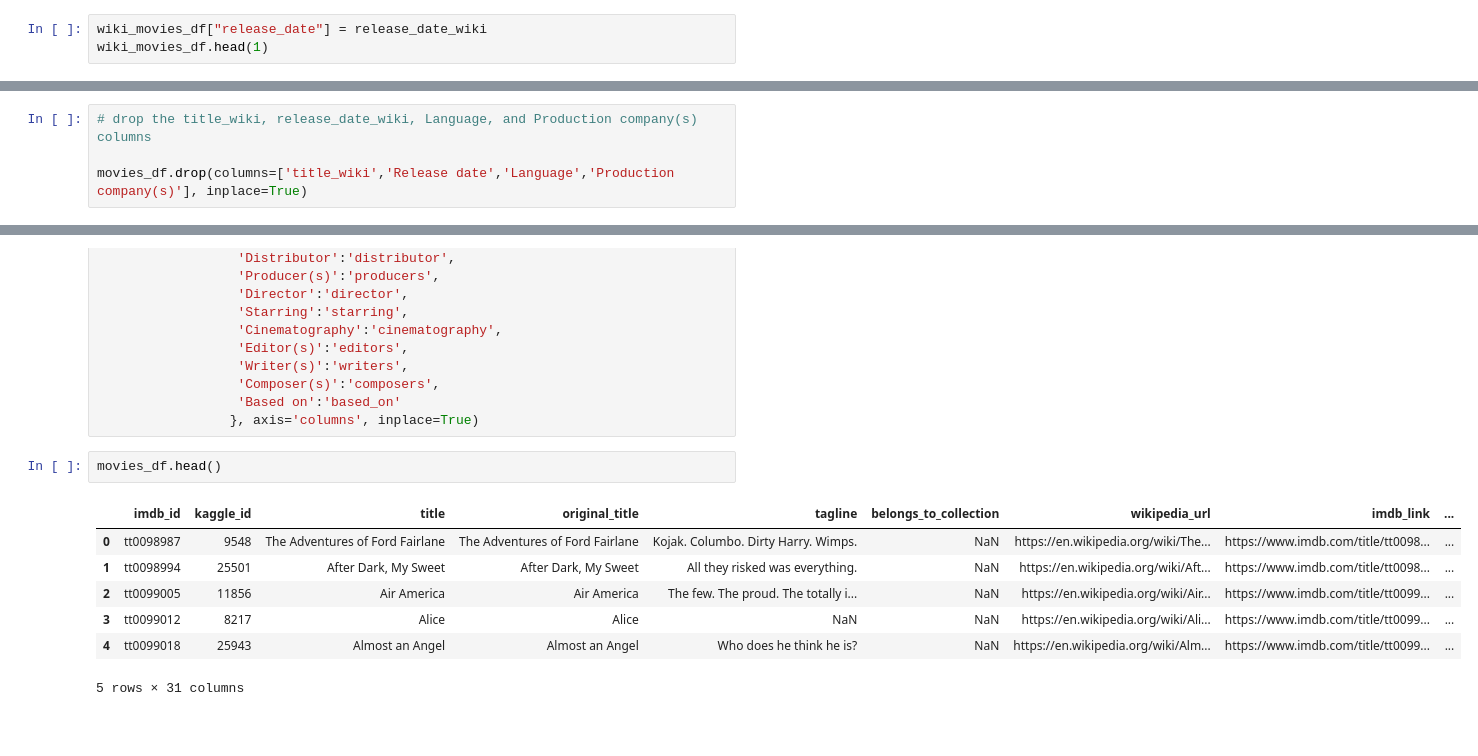
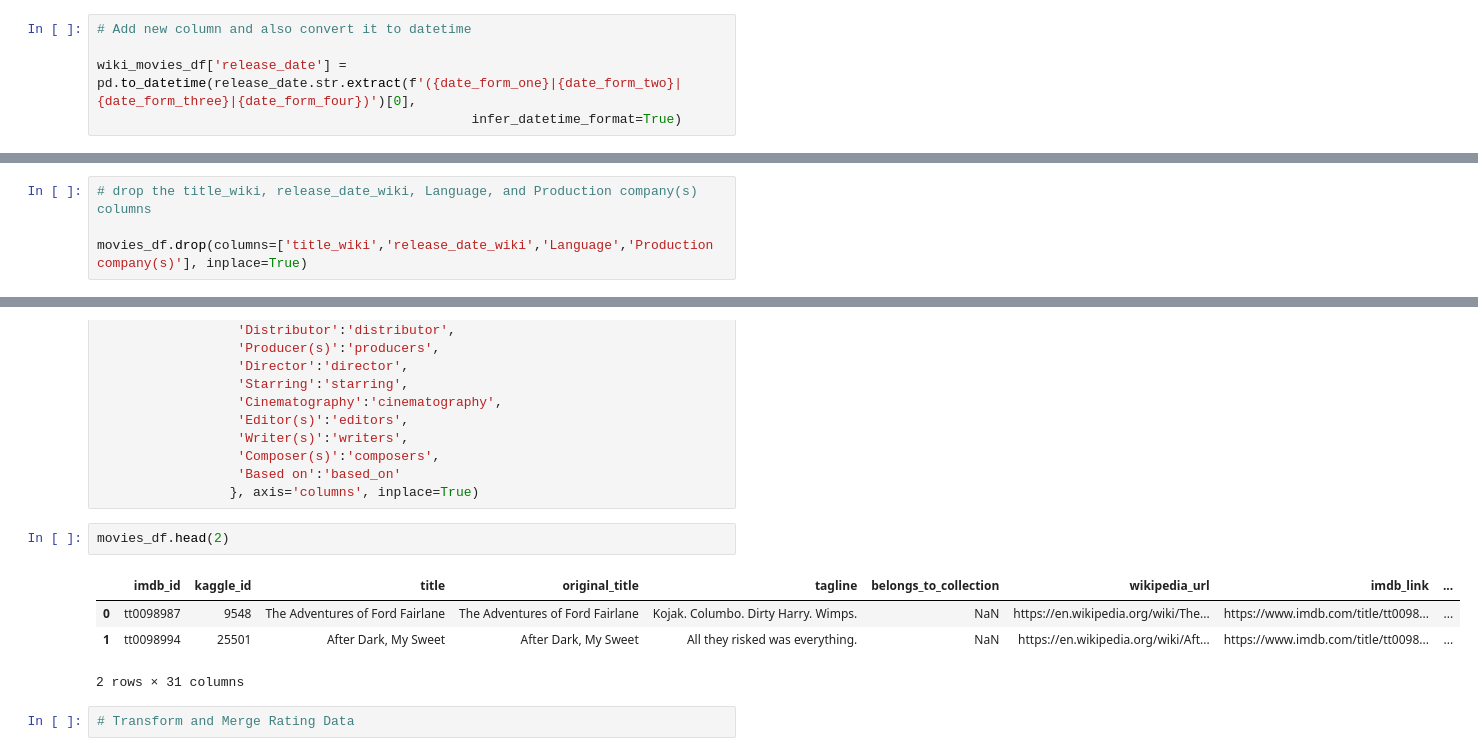
Before and after one commit to abidor13/Movies-ETL, a Jupyter notebook: Movies_Extract.ipynb, the cells around one changed output, grey strips where cells are left out. Saved outputs shown, nothing was run; the diff lists cells and outputs as text; blank space fills up the shorter version.

```diff
--- a/Movies_Extract.ipynb
+++ b/Movies_Extract.ipynb
@@ -860,3 +874,5 @@ release_date_wiki = release_date.str.extract(f'({date_form_one}|{date_form_two}|
 # %%
-wiki_movies_df["release_date"] = release_date_wiki
-wiki_movies_df.head(1)
+# Add new column and also convert it to datetime
+
+wiki_movies_df['release_date'] = pd.to_datetime(release_date.str.extract(f'({date_form_one}|{date_form_two}|{date_form_three}|{date_form_four})')[0],
+                                                infer_datetime_format=True)
@@ -1287,7 +1288,7 @@ movies_df[['Production company(s)','production_companies']]
 # %%
 # drop the title_wiki, release_date_wiki, Language, and Production company(s) columns
 
-movies_df.drop(columns=['title_wiki','Release date','Language','Production company(s)'], inplace=True)
+movies_df.drop(columns=['title_wiki','release_date_wiki','Language','Production company(s)'], inplace=True)
 # %%
 # Make a function that fills in missing data for a column pair and then drops the redundant column.
 
@@ -1354,12 +1355,11 @@ movies_df.rename({'id':'kaggle_id',
                   'Based on':'based_on'
                  }, axis='columns', inplace=True)
 # %%
-movies_df.head()
+movies_df.head(2)
 # %% [output]
 |  | imdb_id | kaggle_id | title | original_title | tagline | belongs_to_collection | wikipedia_url | imdb_link | ... |
 | 0 | tt0098987 | 9548 | The Adventures of Ford Fairlane | The Adventures of Ford Fairlane | Kojak. Columbo. Dirty Harry. Wimps. | NaN | https://en.wikipedia.org/wiki/The... | https://www.imdb.com/title/tt0098... | ... |
 | 1 | tt0098994 | 25501 | After Dark, My Sweet | After Dark, My Sweet | All they risked was everything. | NaN | https://en.wikipedia.org/wiki/Aft... | https://www.imdb.com/title/tt0098... | ... |
-| 2 | tt0099005 | 11856 | Air America | Air America | The few. The proud. The totally i... | NaN | https://en.wikipedia.org/wiki/Air... | https://www.imdb.com/title/tt0099... | ... |
-| 3 | tt0099012 | 8217 | Alice | Alice | NaN | NaN | https://en.wikipedia.org/wiki/Ali... | https://www.imdb.com/title/tt0099... | ... |
-| 4 | tt0099018 | 25943 | Almost an Angel | Almost an Angel | Who does he think he is? | NaN | https://en.wikipedia.org/wiki/Alm... | https://www.imdb.com/title/tt0099... | ... |
-5 rows × 31 columns
+2 rows × 31 columns
+# %%
+# Transform and Merge Rating Data
```
Also changed, not shown: parts of 7 cells of this notebook.
